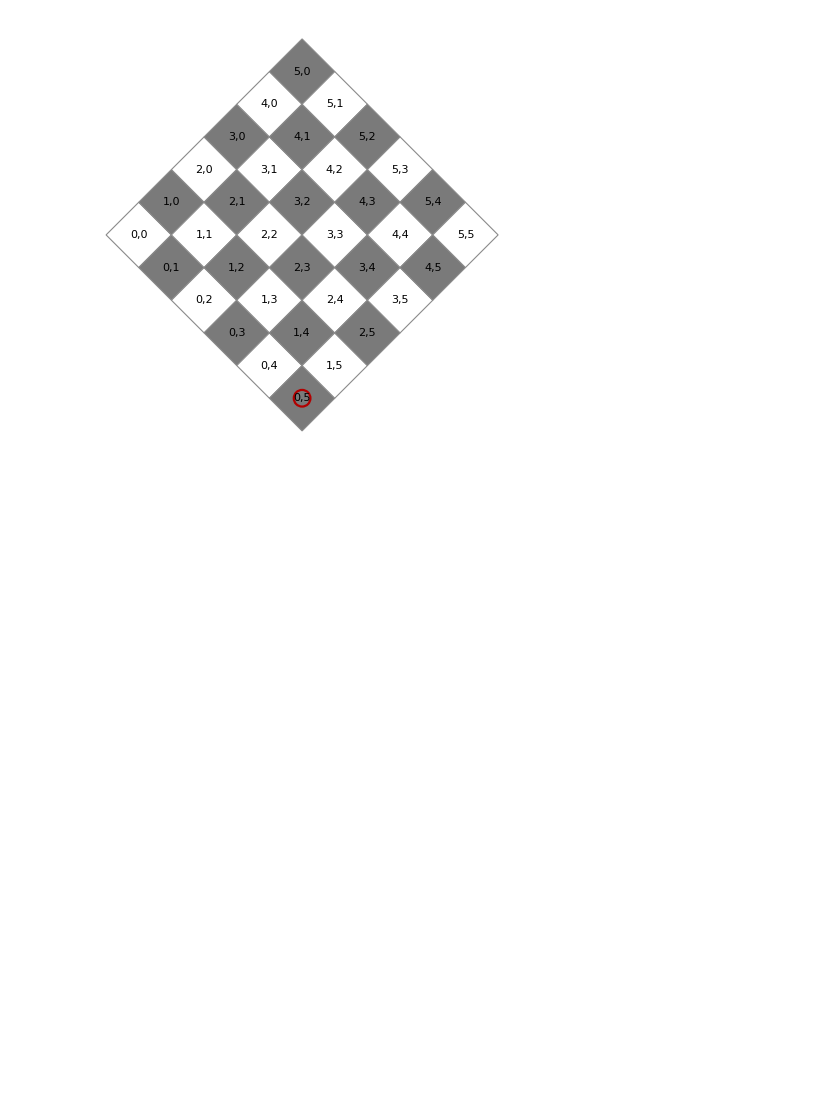
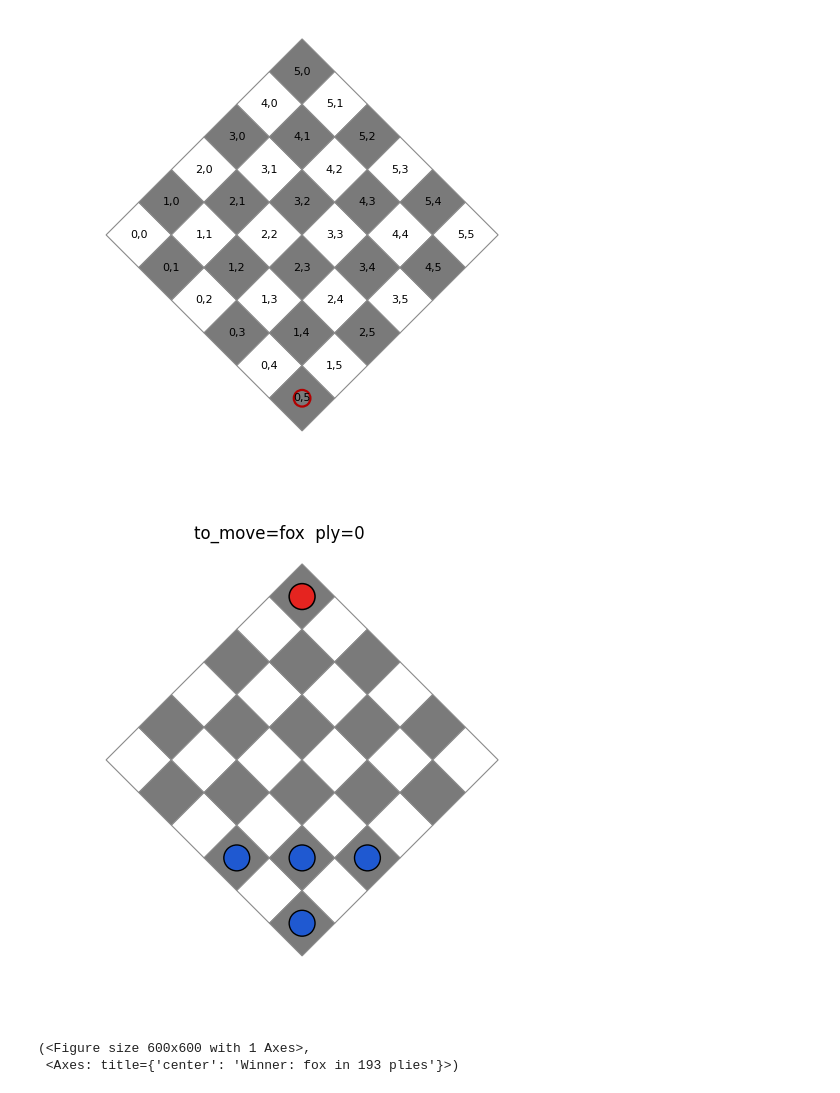
Before and after one commit to matthew-sabel/fox-and-hounds-45, a Jupyter notebook: fox_and_hounds_45_group_2.ipynb, the cells around one changed output. Cells and saved outputs as stored; diff of their text form; code cells hidden in the pictures; blank space fills up the shorter version.

Commit message:
visualizing single moves

```diff
--- a/fox_and_hounds_45_group_2.ipynb
+++ b/fox_and_hounds_45_group_2.ipynb
@@ -15,5 +15,12 @@ This notebook implements the **Fox and Hounds '45** project:
 - B: Random AIs + harness + CSV (Cells 7, 12, 14)
 - C: Fox BFS AI + plots (Cells 8, 13)
 - D: Hounds Minimax AI + alpha–beta (Cell 9)
+# %%
+# fix needed for matplotlib to run the game move by move
+import matplotlib as mpl
+mpl.rcParams['backend'] = 'inline'
+
+import matplotlib.pyplot as plt
+plt.close('all')  # clear any stale figures
 # %%
 import random
@@ -613,3 +619,9 @@ def show_indices():
 show_indices()
 # %% [output]
 [figure]
+# %%
+animate_game_with_board(Fox_Random_AI_Player, Hounds_Random_AI_Player, pause=0.35)
+# %% [output]
+[figure, added]
+(<Figure size 600x600 with 1 Axes>,
+ <Axes: title={'center': 'Winner: fox in 193 plies'}>)
```
Also changed, not shown: parts of 7 cells of this notebook.
